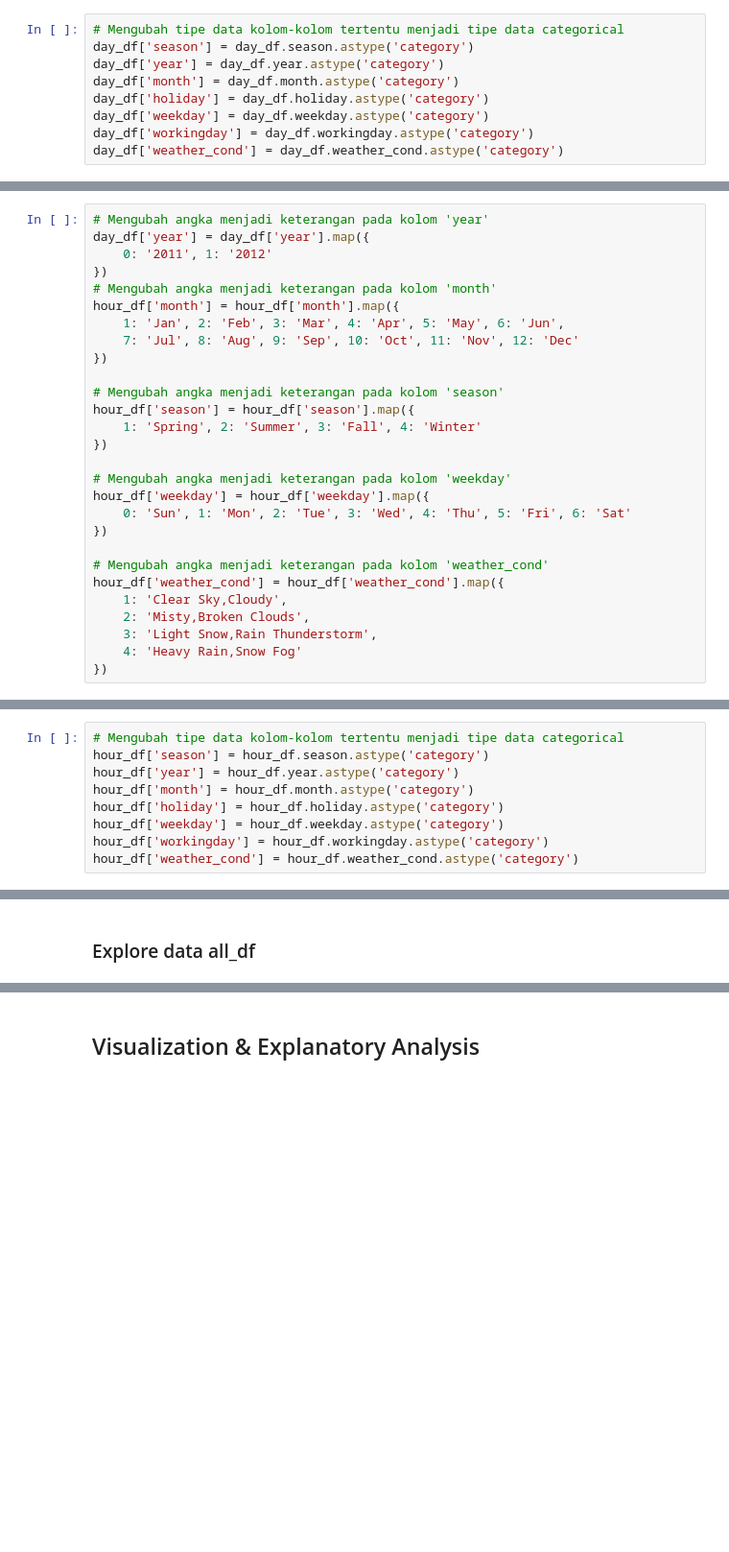
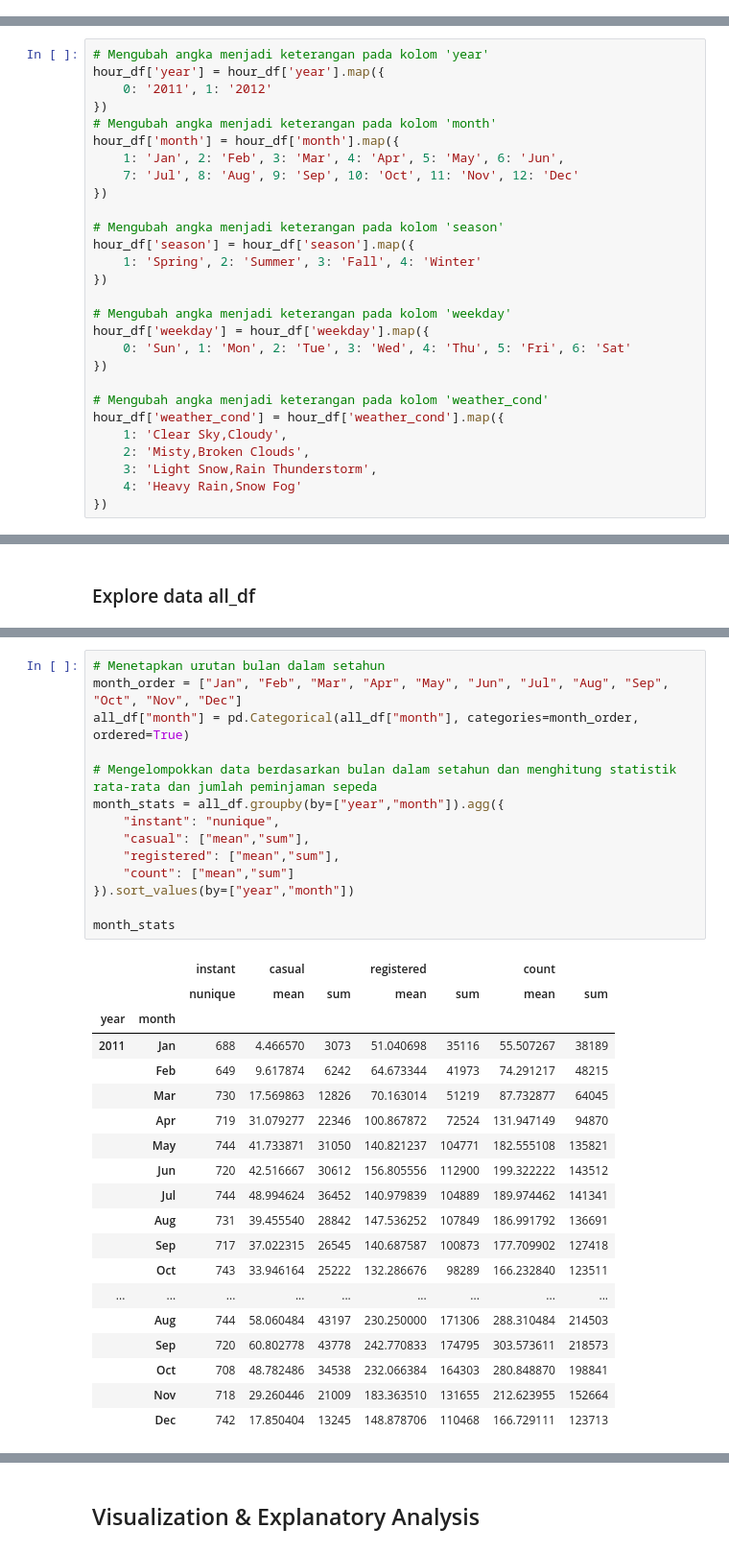
Before and after one commit to CiraAp13/bike-sharing-dashboard, a Jupyter notebook: notebook.ipynb, the cells around one changed output, grey strips where cells are left out. Shown at 96% size. Drawn from its saved outputs; the diff is of its cells as text; blank space fills up the shorter version.

```diff
--- a/notebook.ipynb
+++ b/notebook.ipynb
@@ -116,9 +172,0 @@ Error:
-# %%
-# Mengubah tipe data kolom-kolom tertentu menjadi tipe data categorical
-day_df['season'] = day_df.season.astype('category')
-day_df['year'] = day_df.year.astype('category')
-day_df['month'] = day_df.month.astype('category')
-day_df['holiday'] = day_df.holiday.astype('category')
-day_df['weekday'] = day_df.weekday.astype('category')
-day_df['workingday'] = day_df.workingday.astype('category')
-day_df['weather_cond'] = day_df.weather_cond.astype('category')
@@ -151,6 +223,6 @@ Error:
 # %%
 # Mengubah angka menjadi keterangan pada kolom 'year'
-day_df['year'] = day_df['year'].map({
+hour_df['year'] = hour_df['year'].map({
     0: '2011', 1: '2012'
 })
 # Mengubah angka menjadi keterangan pada kolom 'month'
@@ -186,9 +253,0 @@ Error:
-# %%
-# Mengubah tipe data kolom-kolom tertentu menjadi tipe data categorical
-hour_df['season'] = hour_df.season.astype('category')
-hour_df['year'] = hour_df.year.astype('category')
-hour_df['month'] = hour_df.month.astype('category')
-hour_df['holiday'] = hour_df.holiday.astype('category')
-hour_df['weekday'] = hour_df.weekday.astype('category')
-hour_df['workingday'] = hour_df.workingday.astype('category')
-hour_df['weather_cond'] = hour_df.weather_cond.astype('category')
@@ -230,3 +313,37 @@ Error:
+# %%
+# Menetapkan urutan bulan dalam setahun
+month_order = ["Jan", "Feb", "Mar", "Apr", "May", "Jun", "Jul", "Aug", "Sep", "Oct", "Nov", "Dec"]
+all_df["month"] = pd.Categorical(all_df["month"], categories=month_order, ordered=True)
+
+# Mengelompokkan data berdasarkan bulan dalam setahun dan menghitung statistik rata-rata dan jumlah peminjaman sepeda
+month_stats = all_df.groupby(by=["year","month"]).agg({
+    "instant": "nunique",
+    "casual": ["mean","sum"],
+    "registered": ["mean","sum"],
+    "count": ["mean","sum"]
+}).sort_values(by=["year","month"])
+
+month_stats
+# %% [output]
+|  |  | instant | casual |  | registered |  | count |  |
+|  |  | nunique | mean | sum | mean | sum | mean | sum |
+| year | month |  |  |  |  |  |  |  |
+| 2011 | Jan | 688 | 4.466570 | 3073 | 51.040698 | 35116 | 55.507267 | 38189 |
+|  | Feb | 649 | 9.617874 | 6242 | 64.673344 | 41973 | 74.291217 | 48215 |
+|  | Mar | 730 | 17.569863 | 12826 | 70.163014 | 51219 | 87.732877 | 64045 |
+|  | Apr | 719 | 31.079277 | 22346 | 100.867872 | 72524 | 131.947149 | 94870 |
+|  | May | 744 | 41.733871 | 31050 | 140.821237 | 104771 | 182.555108 | 135821 |
+|  | Jun | 720 | 42.516667 | 30612 | 156.805556 | 112900 | 199.322222 | 143512 |
+|  | Jul | 744 | 48.994624 | 36452 | 140.979839 | 104889 | 189.974462 | 141341 |
+|  | Aug | 731 | 39.455540 | 28842 | 147.536252 | 107849 | 186.991792 | 136691 |
+|  | Sep | 717 | 37.022315 | 26545 | 140.687587 | 100873 | 177.709902 | 127418 |
+|  | Oct | 743 | 33.946164 | 25222 | 132.286676 | 98289 | 166.232840 | 123511 |
+| ... | ... | ... | ... | ... | ... | ... | ... | ... |
+|  | Aug | 744 | 58.060484 | 43197 | 230.250000 | 171306 | 288.310484 | 214503 |
+|  | Sep | 720 | 60.802778 | 43778 | 242.770833 | 174795 | 303.573611 | 218573 |
+|  | Oct | 708 | 48.782486 | 34538 | 232.066384 | 164303 | 280.848870 | 198841 |
+|  | Nov | 718 | 29.260446 | 21009 | 183.363510 | 131655 | 212.623955 | 152664 |
+|  | Dec | 742 | 17.850404 | 13245 | 148.878706 | 110468 | 166.729111 | 123713 |
 # %%
 # Menetapkan urutan hari dalam seminggu
 day_order = ["Sun", "Mon", "Tue", "Wed", "Thu", "Fri", "Sat"]
```
Also changed, not shown: parts of 30 cells of this notebook, 1 other file.
